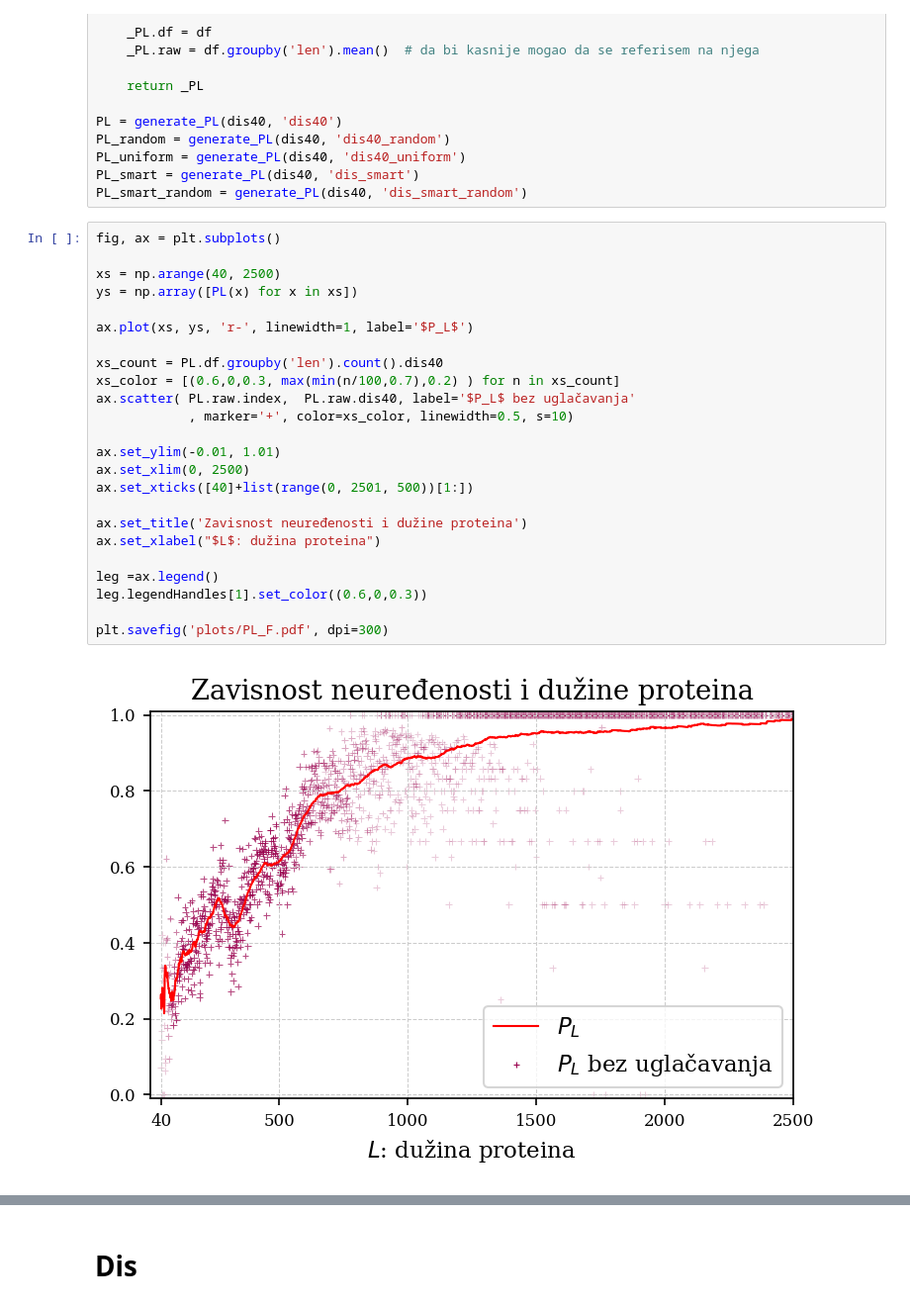
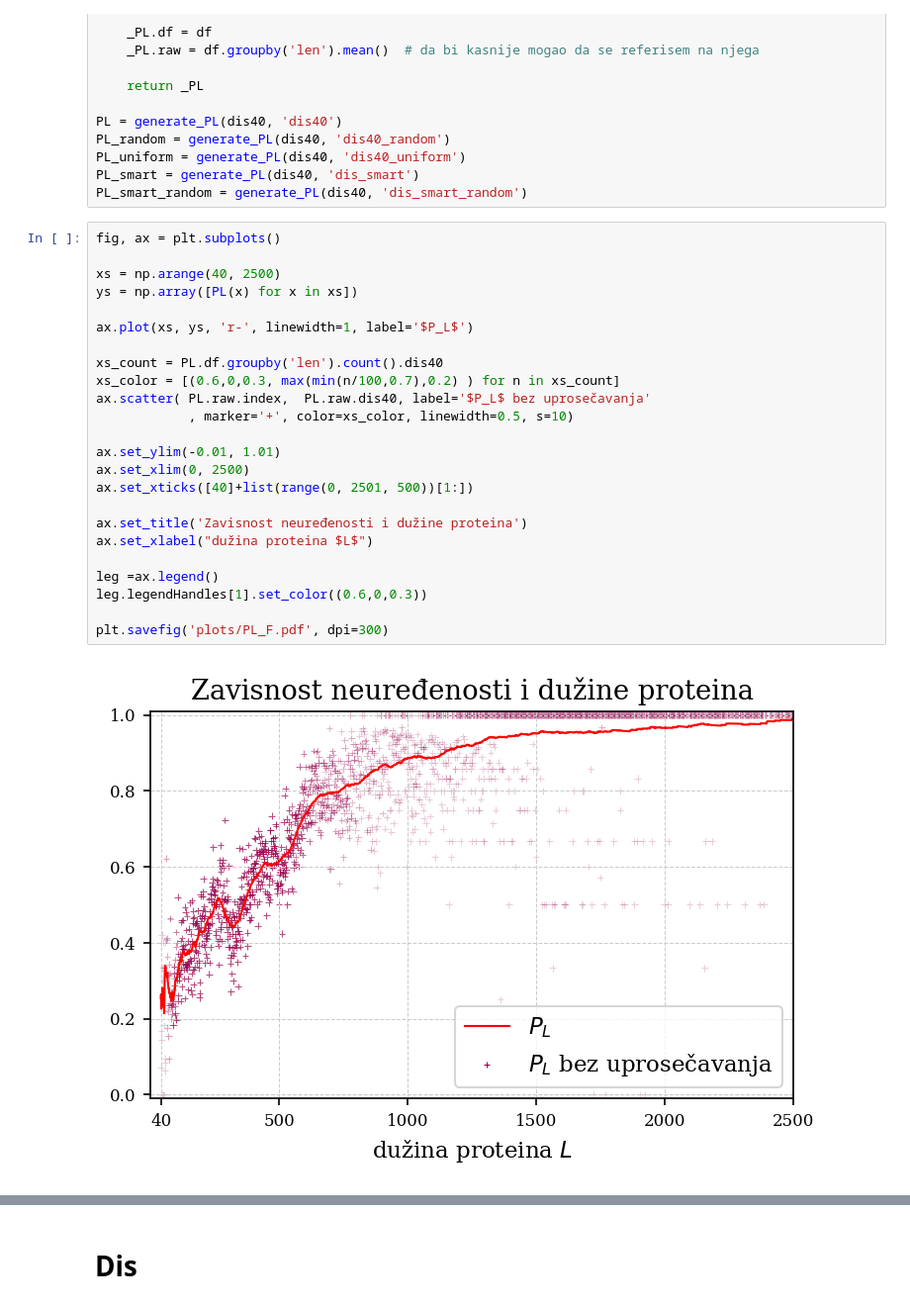
Before and after one commit to gvinterhalter/MASTER2, a Jupyter notebook: 2.0 Analiza.ipynb, the cells around one changed output, grey strips where cells are left out. Shown at 99% size. Saved outputs shown, nothing was run; the diff lists cells and outputs as text.

```diff
--- a/2.0 Analiza.ipynb
+++ b/2.0 Analiza.ipynb
@@ -74,29 +76,29 @@ PL_smart_random = generate_PL(dis40, 'dis_smart_random')
 # %%
 fig, ax = plt.subplots()
 
 xs = np.arange(40, 2500)
 ys = np.array([PL(x) for x in xs])
 
 ax.plot(xs, ys, 'r-', linewidth=1, label='$P_L$')
 
 xs_count = PL.df.groupby('len').count().dis40
 xs_color = [(0.6,0,0.3, max(min(n/100,0.7),0.2) ) for n in xs_count]
-ax.scatter( PL.raw.index,  PL.raw.dis40, label='$P_L$ bez uglačavanja'
+ax.scatter( PL.raw.index,  PL.raw.dis40, label='$P_L$ bez uprosečavanja'
             , marker='+', color=xs_color, linewidth=0.5, s=10)
 
 ax.set_ylim(-0.01, 1.01)
 ax.set_xlim(0, 2500)
 ax.set_xticks([40]+list(range(0, 2501, 500))[1:])
 
 ax.set_title('Zavisnost neuređenosti i dužine proteina')
-ax.set_xlabel("$L$: dužina proteina")
+ax.set_xlabel("dužina proteina $L$")
 
 leg =ax.legend()
 leg.legendHandles[1].set_color((0.6,0,0.3))
 
 plt.savefig('plots/PL_F.pdf', dpi=300)
 # %% [output]
-[figure, old version]
+[figure, new version]
 # %%
 fig, ax = plt.subplots()
 
```
Also changed, not shown: parts of 21 cells of this notebook, 24 other files.
